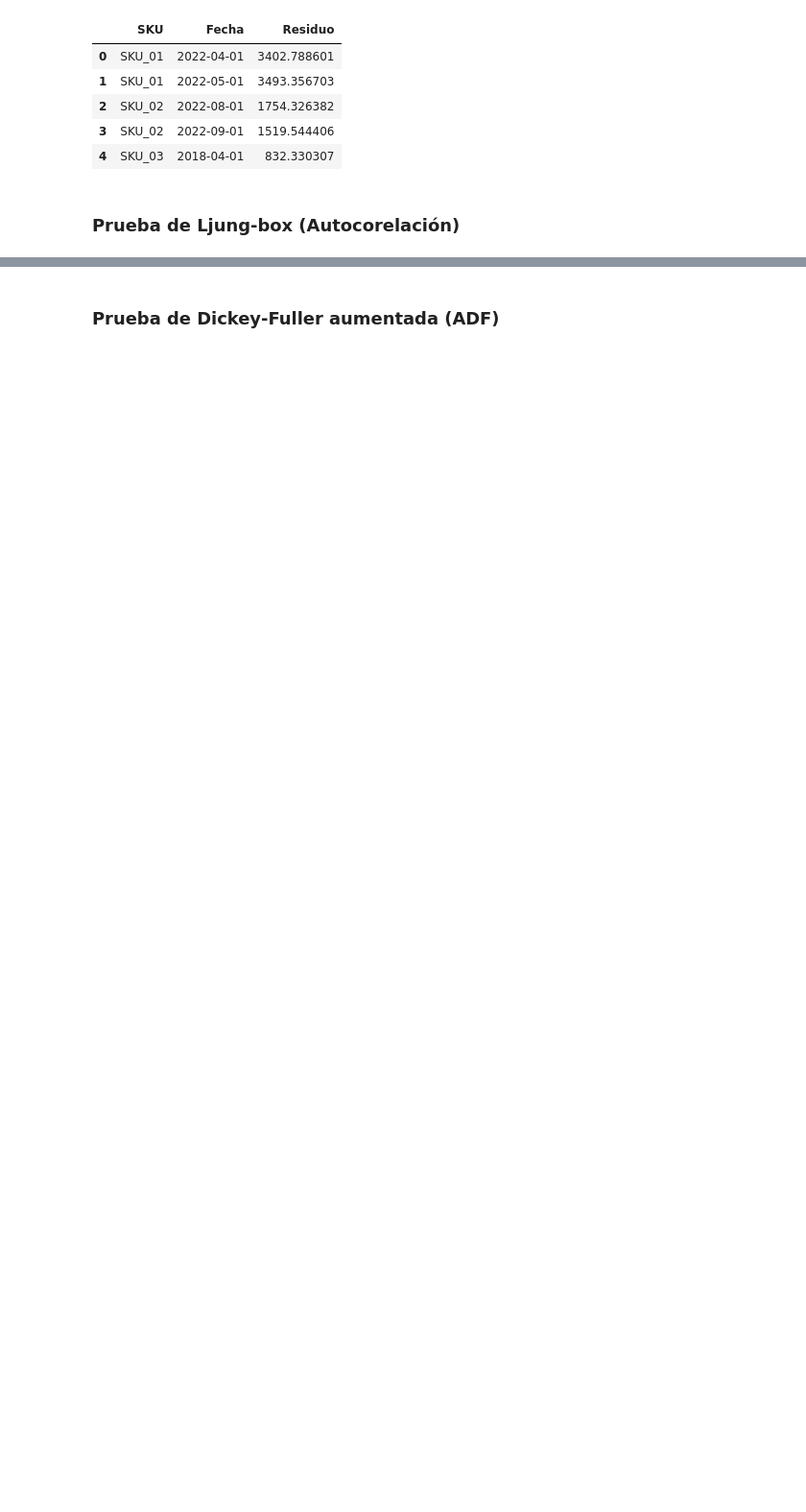
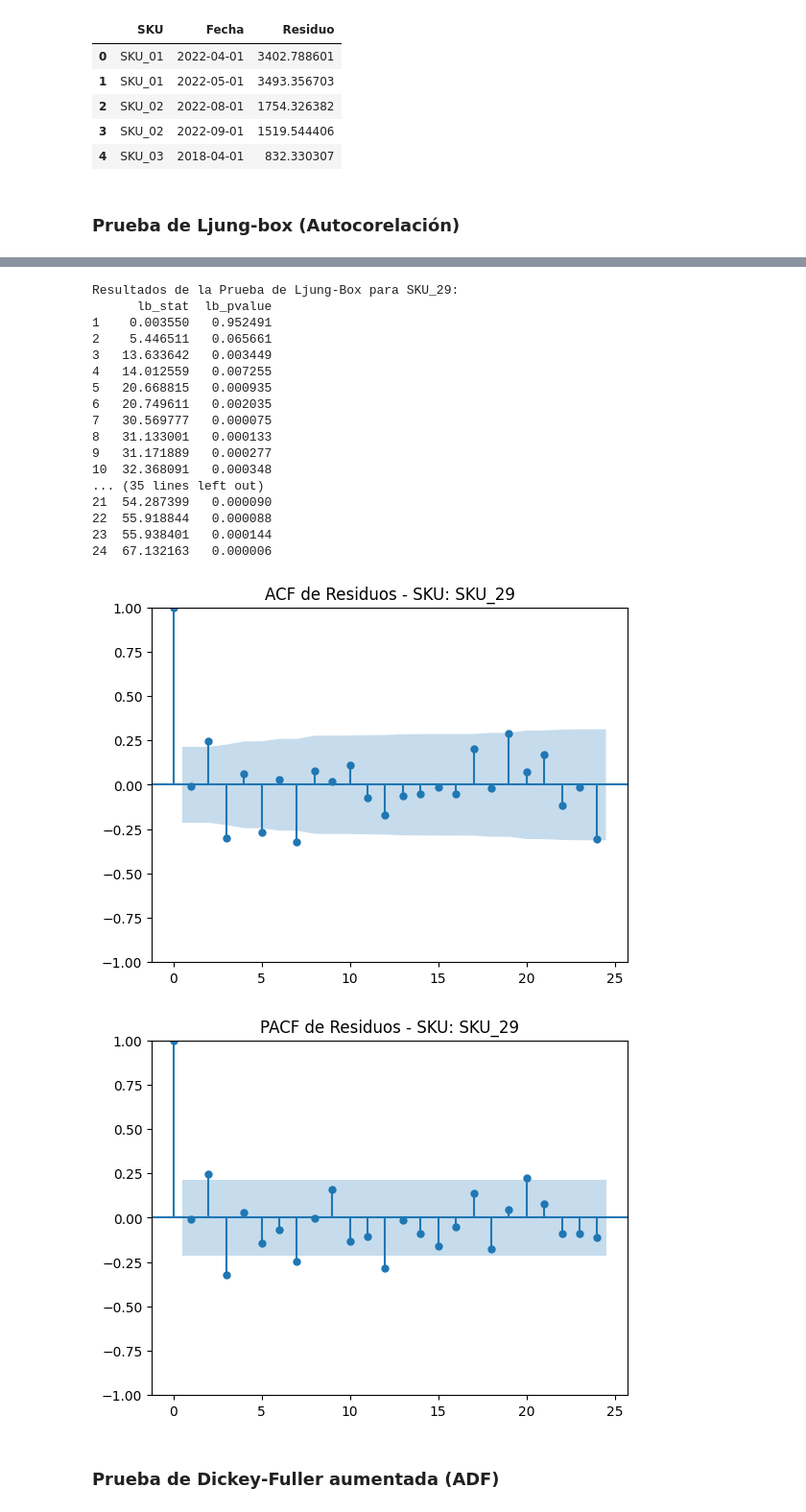
Before and after one commit to ncgiraldom/prueba_tq, a Jupyter notebook: notebooks/eda2.ipynb, the cells around one changed output, grey strips where cells are left out. Shown at 96% size. Drawn from its saved outputs; the diff is of its cells as text; code cells hidden in the pictures; blank space fills up the shorter version.

```diff
--- a/notebooks/eda2.ipynb
+++ b/notebooks/eda2.ipynb
@@ -604,3 +604,25 @@ Resultados de la Prueba de Ljung-Box para SKU_01:
+# %%
+resultado_ljung_box = analisis_ljung_box(data, sku='SKU_29', lags=24, periodo=12)
+# %% [output]
+Resultados de la Prueba de Ljung-Box para SKU_29:
+      lb_stat  lb_pvalue
+1    0.003550   0.952491
+2    5.446511   0.065661
+3   13.633642   0.003449
+4   14.012559   0.007255
+5   20.668815   0.000935
+6   20.749611   0.002035
+7   30.569777   0.000075
+8   31.133001   0.000133
+9   31.171889   0.000277
+10  32.368091   0.000348
+... (35 lines left out)
+21  54.287399   0.000090
+22  55.918844   0.000088
+23  55.938401   0.000144
+24  67.132163   0.000006
+[figure, added]
+[figure, added]
 # %% [markdown]
 ### Prueba de Dickey-Fuller aumentada (ADF)
 # %%
```
Also changed, not shown: parts of 12 cells of this notebook, 23 other files.
